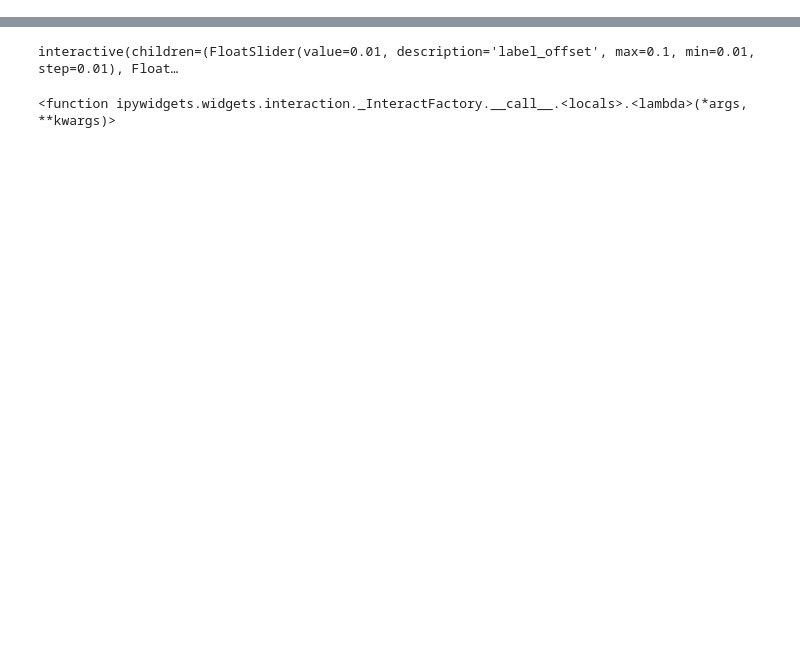
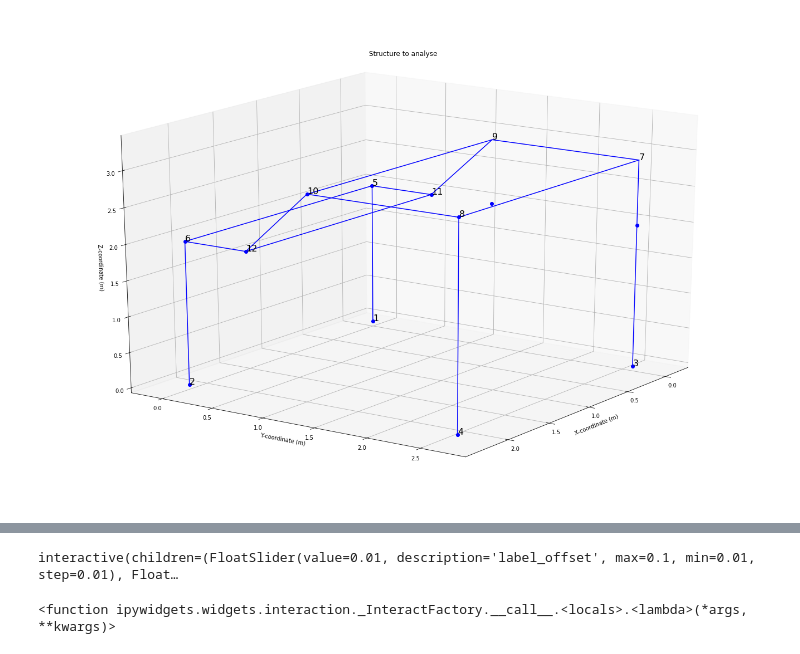
Before and after one commit to wrangelvid/pyFrame, a Jupyter notebook: Examples/ElevatingBed.ipynb, the cells around one changed output, grey strips where cells are left out. Cells and saved outputs as stored; diff of their text form; code cells hidden in the pictures; blank space fills up the shorter version.

```diff
--- a/Examples/ElevatingBed.ipynb
+++ b/Examples/ElevatingBed.ipynb
@@ -6,13 +6,17 @@ BedFrame = Frame.Frame()
 # %%
 #addding nodes to Frame
 BedFrame.addNode('1',0,0,0)
-BedFrame.addNode('2',2.6,0,0)
-BedFrame.addNode('3',0,2.2,0)
-BedFrame.addNode('4',2.6,2.2,0)
-BedFrame.addNode('5',0,0,2.8)
-BedFrame.addNode('6',2.6,0,2.8)
-BedFrame.addNode('7',0,2.2,2.8)
-BedFrame.addNode('8',2.6,2.2,2.8)
+BedFrame.addNode('2',2.2,0,0)
+BedFrame.addNode('3',0,2.6,0)
+BedFrame.addNode('4',2.2,2.6,0)
+BedFrame.addNode('5',0,0,2)
+BedFrame.addNode('6',2.2,0,2)
+BedFrame.addNode('7',0,2.6,2.9)
+BedFrame.addNode('8',2.2,2.6,2.9)
+BedFrame.addNode('9',0,1.2,2.9)
+BedFrame.addNode('10',2.2,1.2,2.9)
+BedFrame.addNode('11',0,0.6,2)
+BedFrame.addNode('12',2.2,0.6,2)
 # %%
 #spruce wood
 E = 8*(10**9) #Pa
@@ -30,10 +34,24 @@ BedFrame.addMember('col2', '2','6', E, G, J, Iy, Iz, A)
 BedFrame.addMember('col3', '3','7', E, G, J, Iy, Iz, A)
 BedFrame.addMember('col4', '4','8', E, G, J, Iy, Iz, A)
 
-BedFrame.addMember('Beam1', '5','7', E, G, J, Iy, Iz, A)
-BedFrame.addMember('Beam2', '5','6', E, G, J, Iy, Iz, A)
-BedFrame.addMember('Beam3', '7','8', E, G, J, Iy, Iz, A)
-BedFrame.addMember('Beam4', '6','8', E, G, J, Iy, Iz, A)
+BedFrame.addMember('Beam1', '5','6', E, G, J, Iy, Iz, A)
+BedFrame.addMember('Beam2', '7','8', E, G, J, Iy, Iz, A)
+BedFrame.addMember('Beam1.5', '9','10', E, G, J, Iy, Iz, A)
+BedFrame.addMember('Beam2.5', '11','12', E, G, J, Iy, Iz, A)
+
+
+BedFrame.addMember('Beam3', '6','12', E, G, J, Iy, Iz, A)
+BedFrame.addMember('Beam4', '5','11', E, G, J, Iy, Iz, A)
+
+BedFrame.addMember('Beam5', '11','9', E, G, J, Iy, Iz, A)
+BedFrame.addMember('Beam6', '12','10', E, G, J, Iy, Iz, A)
+
+BedFrame.addMember('Beam7', '9','7', E, G, J, Iy, Iz, A)
+BedFrame.addMember('Beam8', '10','8', E, G, J, Iy, Iz, A)
+# %%
+BedFrame.plot(deformed=False)
+# %% [output]
+[figure, added]
 # %%
 #create supports
 BedFrame.makeSupport('1', Ux=0,Uy=0,Uz=0,Rx=0,Ry=0,Rz=0)
```
Also changed, not shown: parts of 4 cells of this notebook, 3 other files.
